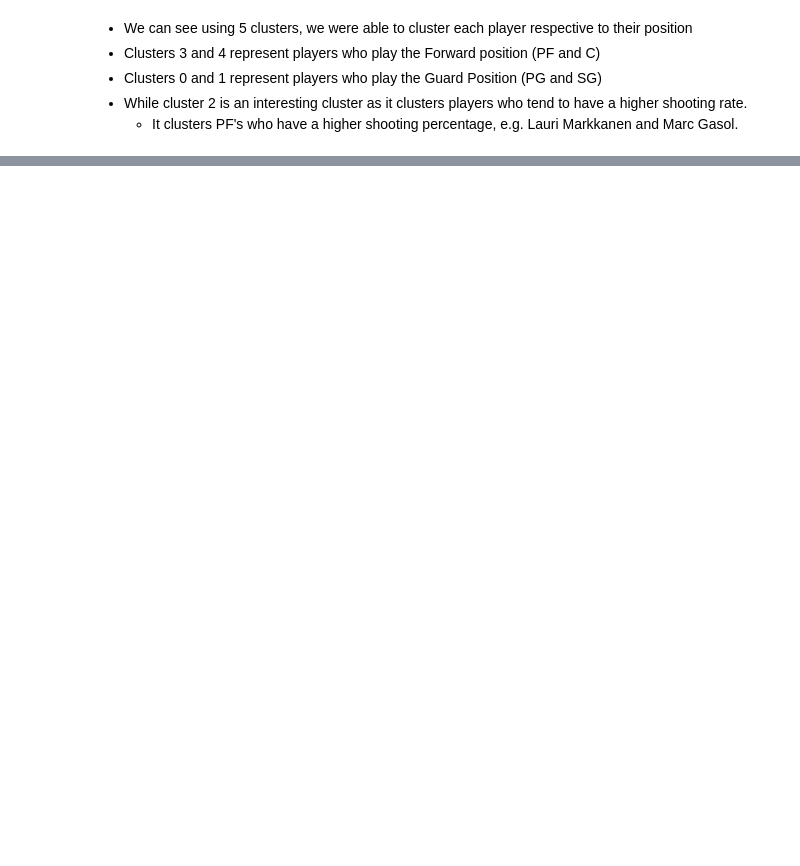
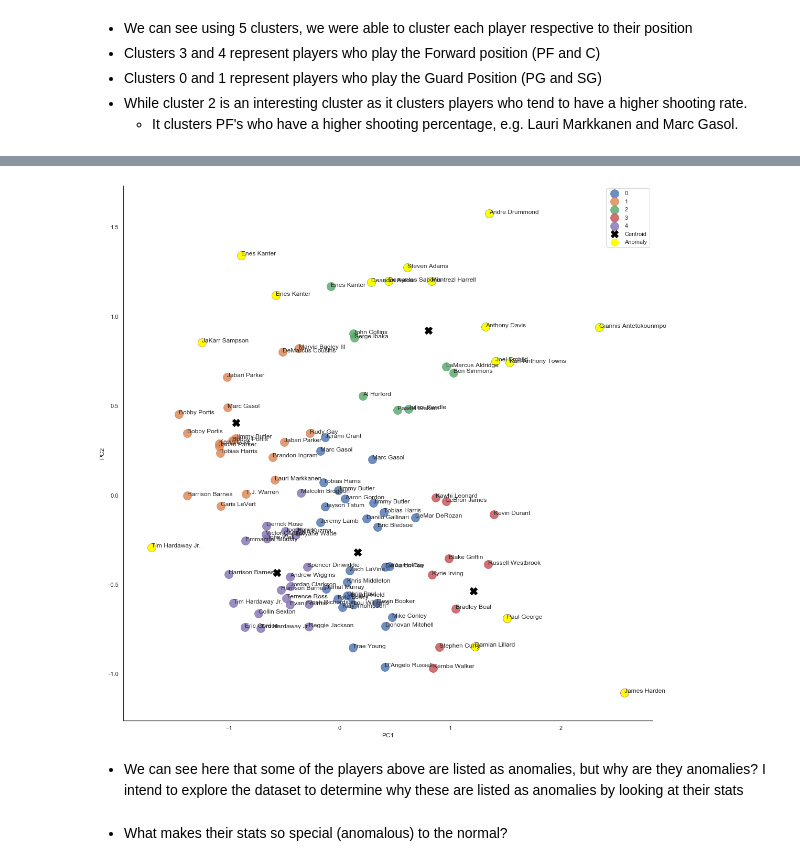
Before and after one commit to jason-huynh83/NBA-cluster, a Jupyter notebook: NBA_cluster.ipynb, the cells around one changed output, grey strips where cells are left out. Cells and saved outputs as stored; diff of their text form; code cells hidden in the pictures; blank space fills up the shorter version.

```diff
--- a/NBA_cluster.ipynb
+++ b/NBA_cluster.ipynb
@@ -332,0 +363,40 @@ Name: Pos, dtype: int64
+# %%
+# Function for determining mu, sigma, and returning dataset of probabilities for a
+# Multivariate Gaussian Distribution
+# Plotting anomalies
+from scipy.stats import multivariate_normal
+def estimateGaussian(dataset):
+    mu = np.mean(dataset, axis = 0)
+    sigma = np.cov(dataset.T)
+    return mu, sigma
+
+def multivariateGaussian(dataset,mu,sigma):
+    p = multivariate_normal(mean=mu, cov=sigma)
+    dataset['Gaussian Distribution'] = p.pdf(dataset)
+    return dataset
+
+epsilon = 0.05
+
+mu, sigma = estimateGaussian(df_cluster[['PC1','PC2']])
+g = multivariateGaussian(df_cluster[['PC1','PC2']], mu, sigma)
+anomaly_pc1 = pd.Series(g[g['Gaussian Distribution'] < epsilon]['PC1'])
+anomaly_pc2 = pd.Series(g[g['Gaussian Distribution'] < epsilon]['PC2'])
+
+sns.set(style="white")
+
+sns.lmplot(x="PC1", y="PC2", hue='cluster', data = df_cluster, legend=False,
+                   fit_reg=False, size = 15, scatter_kws={"s": 250})
+
+plt.scatter(x='PC1',y='PC2',data=centroid_df, s=200, alpha =1, c='black', marker='X', label = 'Centroid')
+
+text = []
+for x, y, z in zip (df_cluster.PC1, df_cluster.PC2, df_cluster.NAME):
+    text.append(plt.text(x,y,z))
+
+plt.scatter(anomaly_pc1, anomaly_pc2, color = 'yellow', s = 200, marker='o', label = 'Anomaly')
+plt.legend()
+plt.show()
+# %% [output]
+[figure, added]
+# %% [markdown]
+- We can see here that some of the players above are listed as anomalies, but why are they anomalies? I intend to explore the dataset to determine why these are listed as anomalies by looking at their stats
@@ -332,0 +408,2 @@ Name: Pos, dtype: int64
+# %% [markdown]
+- What makes their stats so special (anomalous) to the normal?
```
Also changed, not shown: parts of 21 cells of this notebook, 2 other files.
